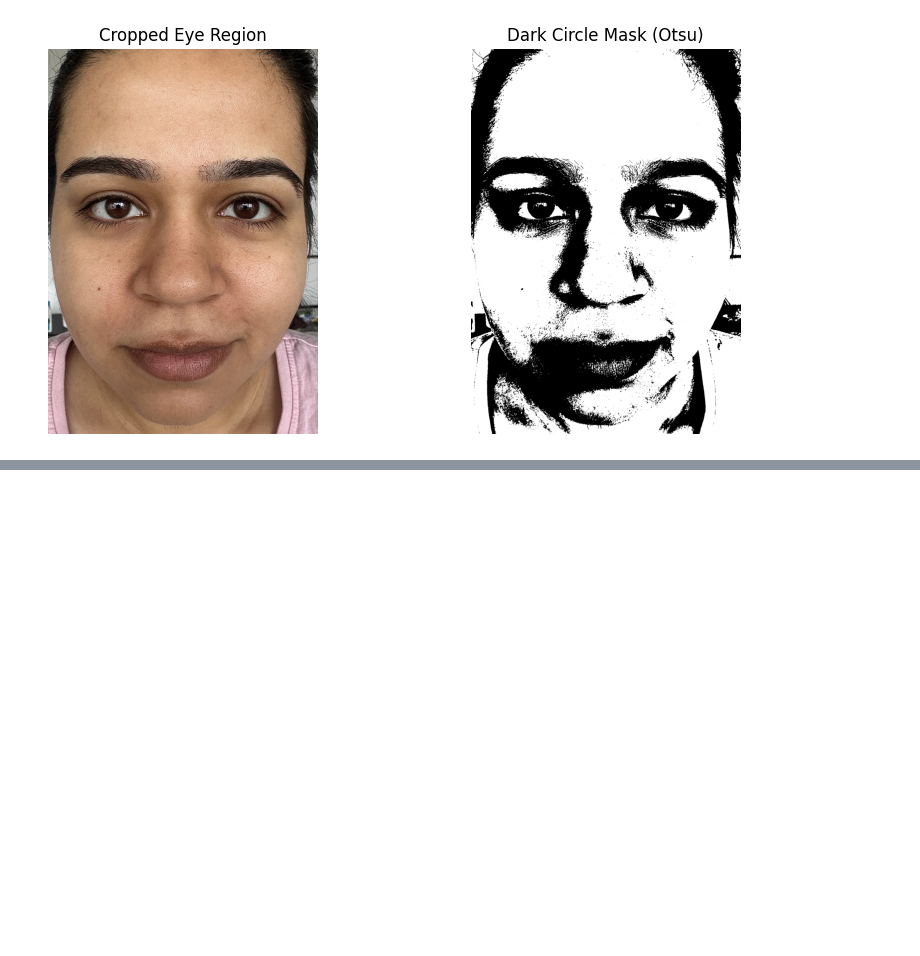
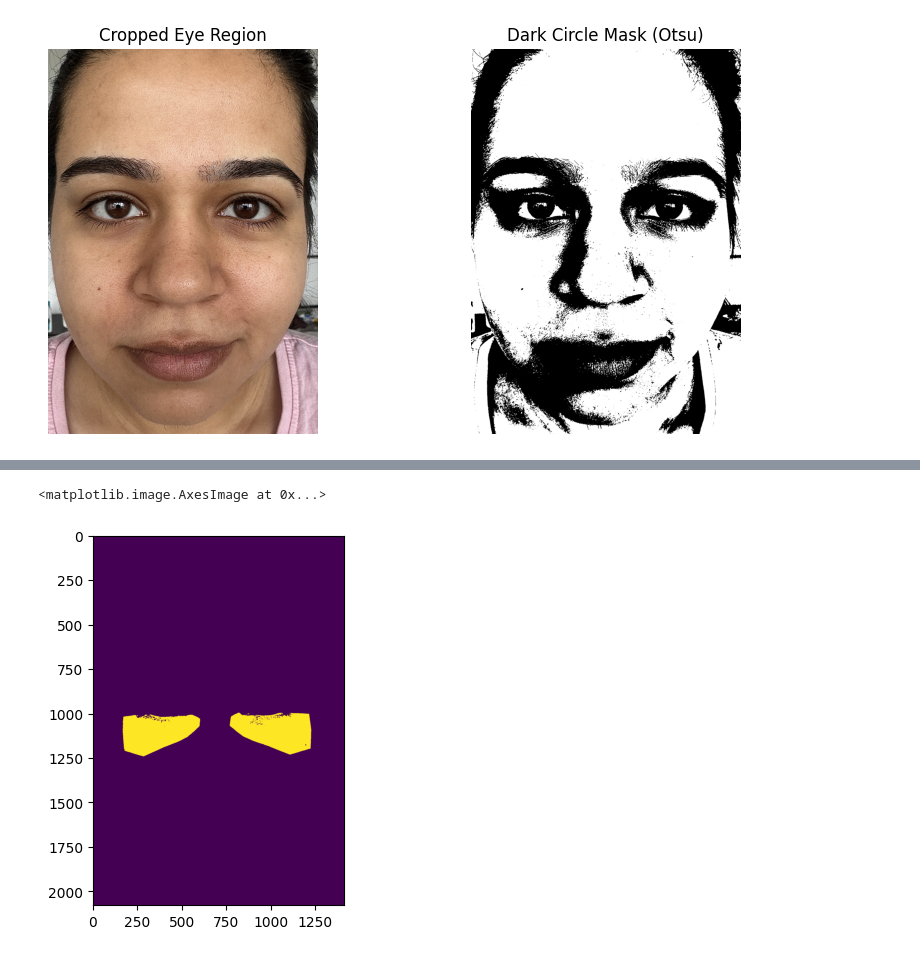
Before and after one commit to Simoni2412/Dark_Circles_Detection, a Jupyter notebook: DarkCircles.ipynb, the cells around one changed output, grey strips where cells are left out. Drawn from its saved outputs; the diff is of its cells as text; code cells hidden in the pictures; blank space fills up the shorter version.

```diff
--- a/DarkCircles.ipynb
+++ b/DarkCircles.ipynb
@@ -413,0 +436,5 @@ Calculated Dark Circle Score: 88.89
+# %%
+plt.imshow(dark_circle_mask)
+# %% [output]
+<matplotlib.image.AxesImage at 0x...>
+[figure, added]
```
Also changed, not shown: parts of 4 cells of this notebook.
